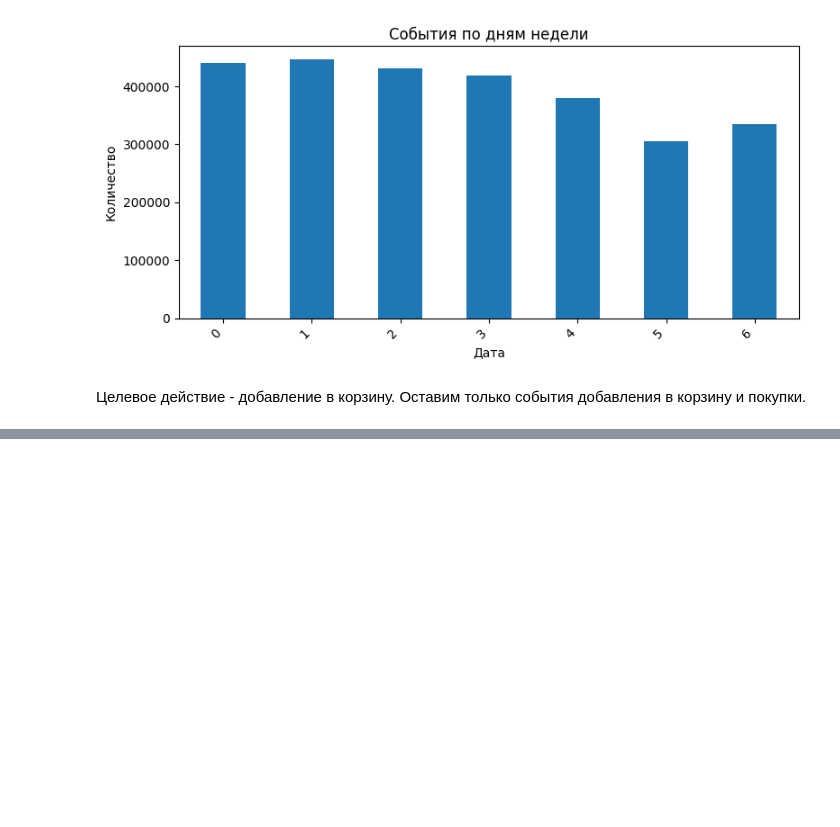
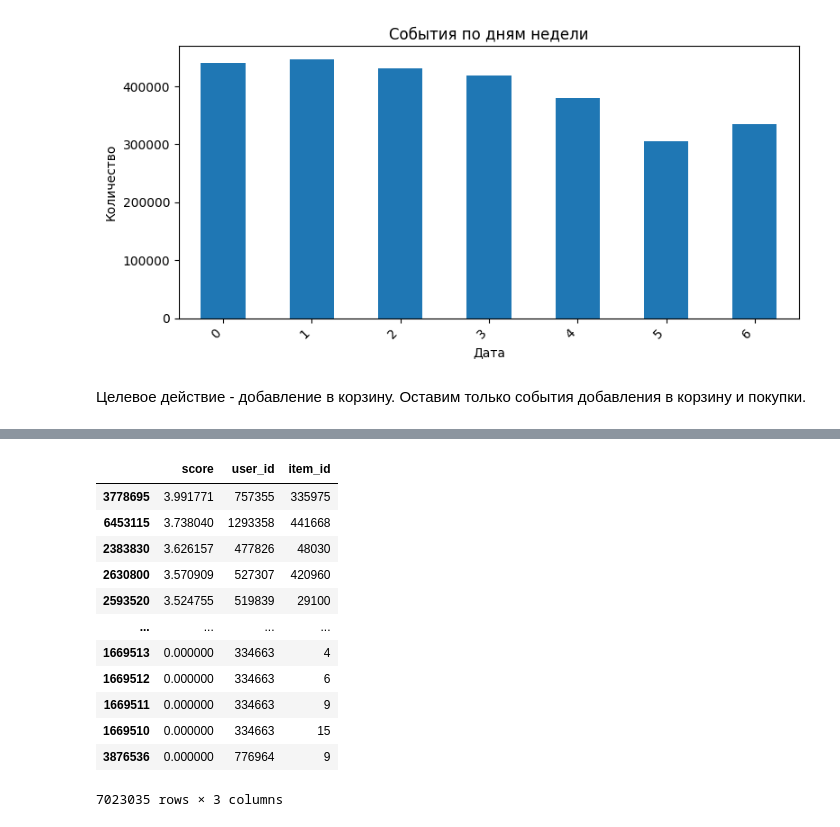
Before and after one commit to Krestom/mle-pr-final, a Jupyter notebook: main.ipynb, the cells around one changed output, grey strips where cells are left out. Cells and saved outputs as stored; diff of their text form; code cells hidden in the pictures; blank space fills up the shorter version.

Commit message:
als model without mlflow

```diff
--- a/main.ipynb
+++ b/main.ipynb
@@ -174,0 +292,55 @@ events = events[events['event'].isin(['addtocart', 'transaction'])]
+# %%
+from implicit.als import AlternatingLeastSquares
+from implicit.evaluation import mean_average_precision_at_k
+
+model = AlternatingLeastSquares(
+    factors=64,
+    regularization=0.01,
+    iterations=50,
+    random_state=42
+)
+model.fit(user_item_train)
+# %%
+# получаем список всех возможных user_id (перекодированных)
+user_ids_encoded = range(len(user_encoder.classes_))
+# %%
+# получаем рекомендации для всех пользователей
+als_recommendations = model.recommend(
+    user_ids_encoded,
+    user_item_train[user_ids_encoded],
+    filter_already_liked_items=False, N=5)
+# %%
+# преобразуем полученные рекомендации в табличный формат
+item_ids_enc = als_recommendations[0]
+als_scores = als_recommendations[1]
+
+als_recommendations = pd.DataFrame({
+    "user_idx": user_ids_encoded,
+    "item_idx": item_ids_enc.tolist(),
+    "score": als_scores.tolist()})
+als_recommendations = als_recommendations.explode(["item_idx", "score"], ignore_index=True)
+
+# приводим типы данных
+als_recommendations["item_idx"] = als_recommendations["item_idx"].astype("int")
+als_recommendations["score"] = als_recommendations["score"].astype("float")
+
+# получаем изначальные идентификаторы
+als_recommendations["user_id"] = user_encoder.inverse_transform(als_recommendations["user_idx"])
+als_recommendations["item_id"] = item_encoder.inverse_transform(als_recommendations["item_idx"])
+als_recommendations = als_recommendations.drop(columns=["user_idx", "item_idx"])
+# %%
+als_recommendations.sort_values('score', ascending=False)
+# %% [output]
+|  | score | user_id | item_id |
+| 3778695 | 3.991771 | 757355 | 335975 |
+| 6453115 | 3.738040 | 1293358 | 441668 |
+| 2383830 | 3.626157 | 477826 | 48030 |
+| 2630800 | 3.570909 | 527307 | 420960 |
+| 2593520 | 3.524755 | 519839 | 29100 |
+| ... | ... | ... | ... |
+| 1669513 | 0.000000 | 334663 | 4 |
+| 1669512 | 0.000000 | 334663 | 6 |
+| 1669511 | 0.000000 | 334663 | 9 |
+| 1669510 | 0.000000 | 334663 | 15 |
+| 3876536 | 0.000000 | 776964 | 9 |
+7023035 rows × 3 columns
```
Also changed, not shown: parts of 19 cells of this notebook, 2 other files.
